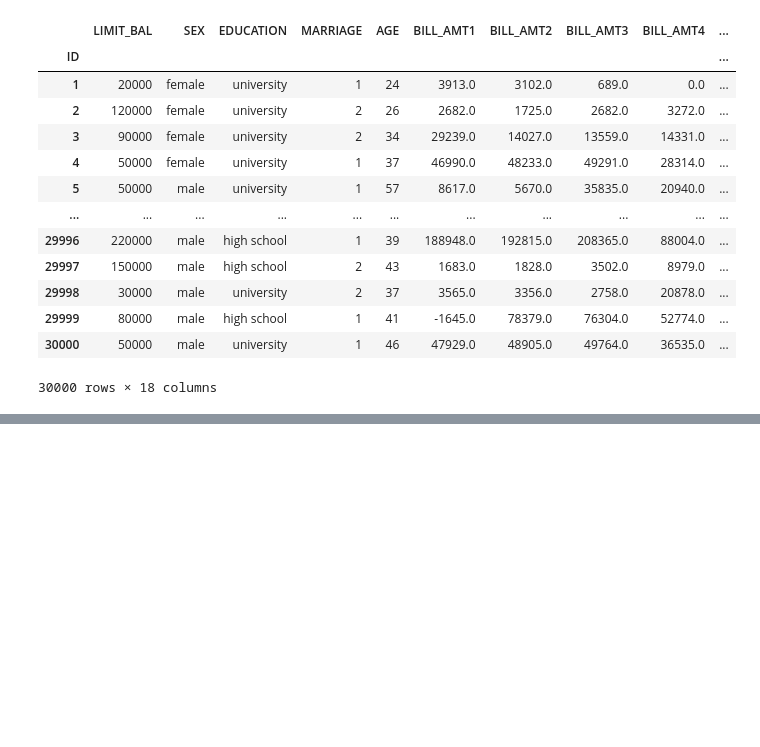
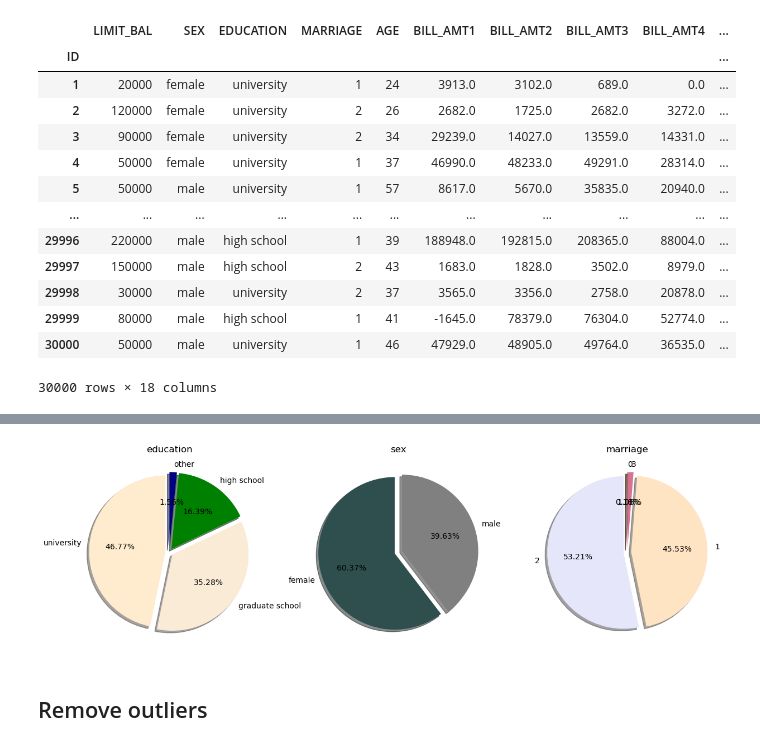
Before and after one commit to manalbayoumi/Project-4, a Jupyter notebook: Project 4 Loan_Defaulter Machine Learning.ipynb, the cells around one changed output, grey strips where cells are left out. Drawn from its saved outputs; the diff is of its cells as text; code cells hidden in the pictures; blank space fills up the shorter version.

```diff
--- a/Project 4 Loan_Defaulter Machine Learning.ipynb
+++ b/Project 4 Loan_Defaulter Machine Learning.ipynb
@@ -209,0 +255,19 @@ dtype: object
+# %%
+fig,axs=plt.subplots(1,3,figsize=(15,5))
+education = df_clean["EDUCATION"].value_counts()
+education.plot(kind="pie",autopct="%.2f%%",label="",title="education",
+              explode=[0.05 for i in range(len(education))], shadow=True, startangle=90,
+              colors= [my_color() for i in range(len(education))],ax=axs[0])
+sex = df_clean["SEX"].value_counts()
+sex.plot(kind="pie",autopct="%.2f%%",label="",title="sex",
+              explode=[0.05 for i in range(len(sex))], shadow=True, startangle=90,
+              colors= [my_color() for i in range(len(sex))],ax=axs[1])
+marriage = df_clean["MARRIAGE"].value_counts()
+marriage.plot(kind="pie",autopct="%.2f%%",label="",title="marriage",
+              explode=[0.05 for i in range(len(marriage))], shadow=True, startangle=90,
+              colors= [my_color() for i in range(len(marriage))],ax=axs[2])
+plt.show()
+# %% [output]
+[figure, added]
+# %% [markdown]
+## Remove outliers
```
Also changed, not shown: parts of 30 cells of this notebook.
